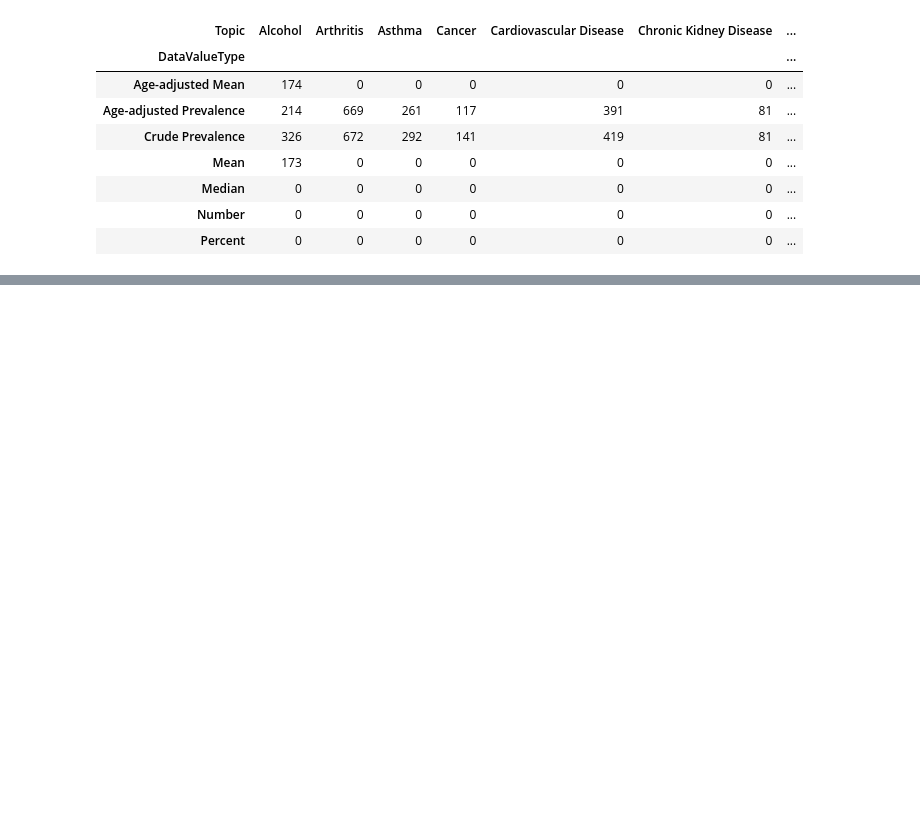
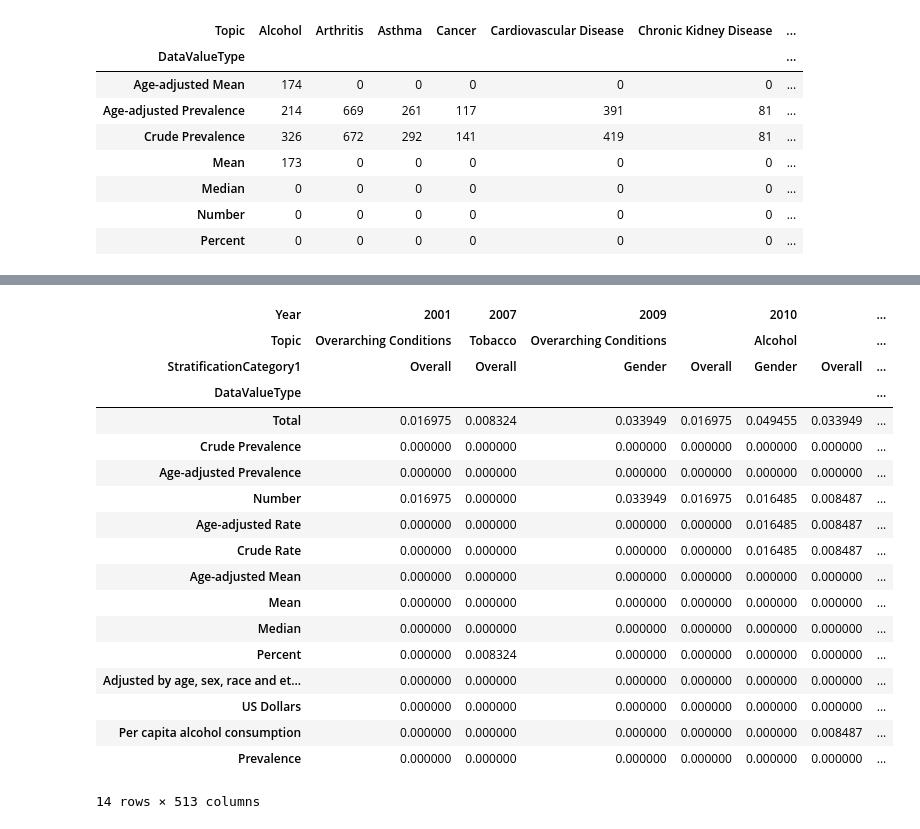
Before and after one commit to andeepl7/FProject_VisualAnalytics, a Jupyter notebook: ETL- Chronic diseases.ipynb, the cells around one changed output, grey strips where cells are left out. Cells and saved outputs as stored; diff of their text form; code cells hidden in the pictures; blank space fills up the shorter version.

```diff
--- a/ETL- Chronic diseases.ipynb
+++ b/ETL- Chronic diseases.ipynb
@@ -422,0 +539,29 @@ Analysis 53 states - MAINLAND
+# %%
+#Analyzing the data per Type, Year and Topic. As we can see,
+crosstb1 = pd.crosstab(index = df_year_mainland['DataValueType'],
+                       columns = [df_year_mainland['Year'], df_year_mainland['Topic'], df_year_mainland['StratificationCategory1'] ] ,
+                       normalize=True, margins = True,
+                       margins_name= "Total") *100
+
+crosstb1.astype(str).applymap(lambda x:x + '%')
+crosstb1.sort_values('Total', ascending=False)
+# %% [output]
+| Year | 2001 | 2007 | 2009 |  | 2010 |  | ... |
+| Topic | Overarching Conditions | Tobacco | Overarching Conditions |  | Alcohol |  | ... |
+| StratificationCategory1 | Overall | Overall | Gender | Overall | Gender | Overall | ... |
+| DataValueType |  |  |  |  |  |  | ... |
+| Total | 0.016975 | 0.008324 | 0.033949 | 0.016975 | 0.049455 | 0.033949 | ... |
+| Crude Prevalence | 0.000000 | 0.000000 | 0.000000 | 0.000000 | 0.000000 | 0.000000 | ... |
+| Age-adjusted Prevalence | 0.000000 | 0.000000 | 0.000000 | 0.000000 | 0.000000 | 0.000000 | ... |
+| Number | 0.016975 | 0.000000 | 0.033949 | 0.016975 | 0.016485 | 0.008487 | ... |
+| Age-adjusted Rate | 0.000000 | 0.000000 | 0.000000 | 0.000000 | 0.016485 | 0.008487 | ... |
+| Crude Rate | 0.000000 | 0.000000 | 0.000000 | 0.000000 | 0.016485 | 0.008487 | ... |
+| Age-adjusted Mean | 0.000000 | 0.000000 | 0.000000 | 0.000000 | 0.000000 | 0.000000 | ... |
+| Mean | 0.000000 | 0.000000 | 0.000000 | 0.000000 | 0.000000 | 0.000000 | ... |
+| Median | 0.000000 | 0.000000 | 0.000000 | 0.000000 | 0.000000 | 0.000000 | ... |
+| Percent | 0.000000 | 0.008324 | 0.000000 | 0.000000 | 0.000000 | 0.000000 | ... |
+| Adjusted by age, sex, race and et... | 0.000000 | 0.000000 | 0.000000 | 0.000000 | 0.000000 | 0.000000 | ... |
+| US Dollars | 0.000000 | 0.000000 | 0.000000 | 0.000000 | 0.000000 | 0.000000 | ... |
+| Per capita alcohol consumption | 0.000000 | 0.000000 | 0.000000 | 0.000000 | 0.000000 | 0.008487 | ... |
+| Prevalence | 0.000000 | 0.000000 | 0.000000 | 0.000000 | 0.000000 | 0.000000 | ... |
+14 rows × 513 columns
```
Also changed, not shown: parts of 14 cells of this notebook.
